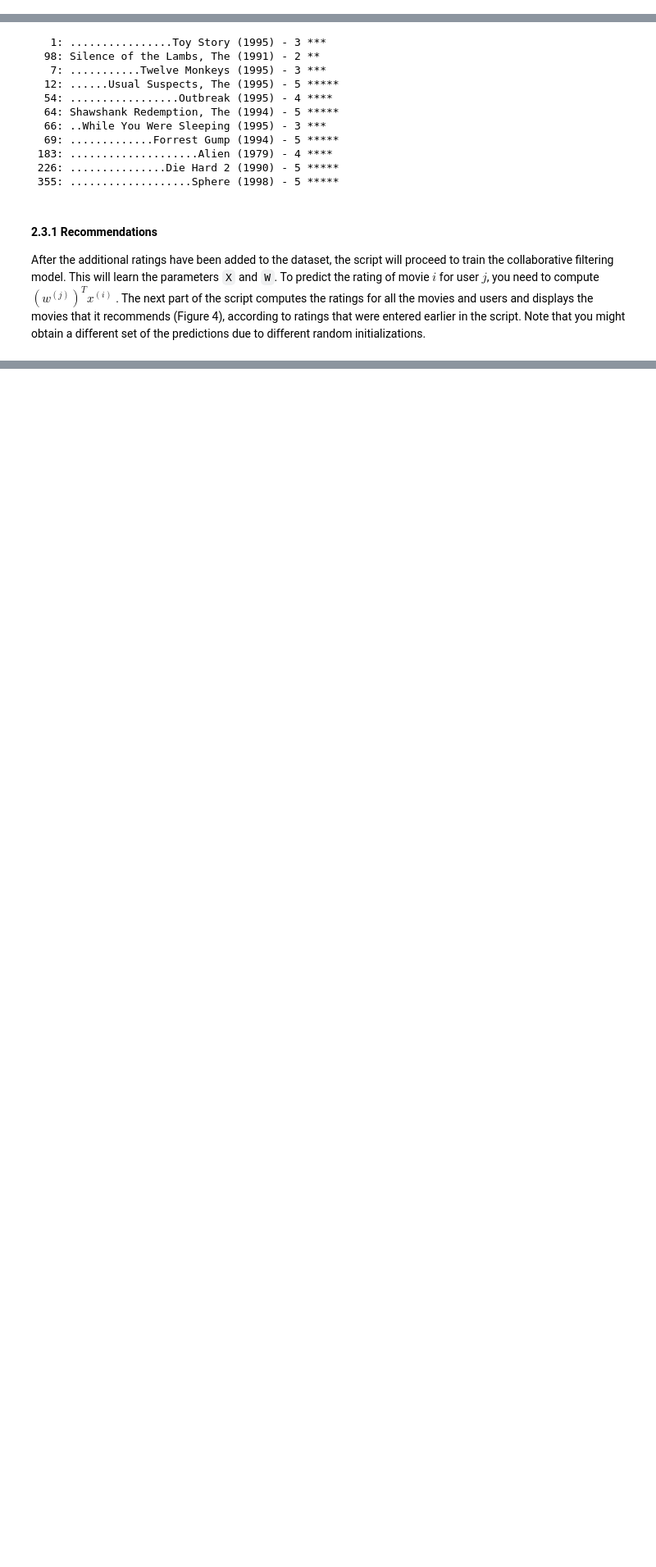
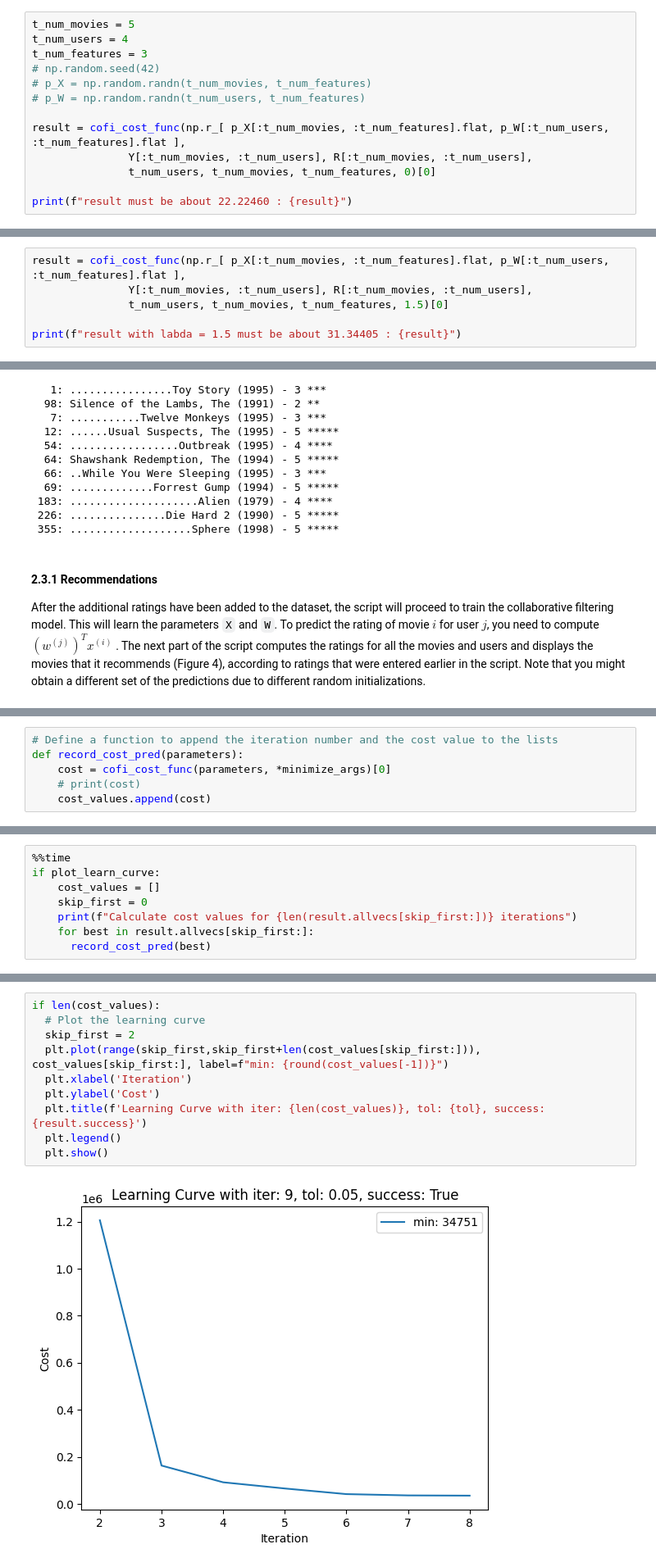
Before and after one commit to lexxai/goit_python_ds_hw_07, a Jupyter notebook: goit_python_ds_hw_07_part_2.ipynb, the cells around one changed output, grey strips where cells are left out. Shown at 82% size. Cells and saved outputs as stored; diff of their text form; blank space fills up the shorter version.

```diff
--- a/goit_python_ds_hw_07_part_2.ipynb
+++ b/goit_python_ds_hw_07_part_2.ipynb
@@ -316,0 +352,13 @@ This means that you just need to add $\lambda x^{(i)}$ to the `X_grad[i,:]` vari
+# %%
+t_num_movies = 5
+t_num_users = 4
+t_num_features = 3
+# np.random.seed(42)
+# p_X = np.random.randn(t_num_movies, t_num_features)
+# p_W = np.random.randn(t_num_users, t_num_features)
+
+result = cofi_cost_func(np.r_[ p_X[:t_num_movies, :t_num_features].flat, p_W[:t_num_users, :t_num_features].flat ],
+               Y[:t_num_movies, :t_num_users], R[:t_num_movies, :t_num_users],
+               t_num_users, t_num_movies, t_num_features, 0)[0]
+
+print(f"result must be about 22.22460 : {result}")
@@ -316,0 +367,6 @@ This means that you just need to add $\lambda x^{(i)}$ to the `X_grad[i,:]` vari
+# %%
+result = cofi_cost_func(np.r_[ p_X[:t_num_movies, :t_num_features].flat, p_W[:t_num_users, :t_num_features].flat ],
+               Y[:t_num_movies, :t_num_users], R[:t_num_movies, :t_num_users],
+               t_num_users, t_num_movies, t_num_features, 1.5)[0]
+
+print(f"result with labda = 1.5 must be about 31.34405 : {result}")
@@ -369 +447,7 @@ New user ratings:
+# %%
+# Define a function to append the iteration number and the cost value to the lists
+def record_cost_pred(parameters):
+    cost = cofi_cost_func(parameters, *minimize_args)[0]
+    # print(cost)
+    cost_values.append(cost)
 # %%
@@ -404,0 +508,8 @@ Recommender system learning completed. num_features=10
+# %%
+%%time
+if plot_learn_curve:
+    cost_values = []
+    skip_first = 0
+    print(f"Calculate cost values for {len(result.allvecs[skip_first:])} iterations")
+    for best in result.allvecs[skip_first:]:
+      record_cost_pred(best)
@@ -404,0 +520,12 @@ Recommender system learning completed. num_features=10
+# %%
+if len(cost_values):
+  # Plot the learning curve
+  skip_first = 2
+  plt.plot(range(skip_first,skip_first+len(cost_values[skip_first:])), cost_values[skip_first:], label=f"min: {round(cost_values[-1])}")
+  plt.xlabel('Iteration')
+  plt.ylabel('Cost')
+  plt.title(f'Learning Curve with iter: {len(cost_values)}, tol: {tol}, success: {result.success}')
+  plt.legend()
+  plt.show()
+# %% [output]
+[figure, added]
```
Also changed, not shown: parts of 17 cells of this notebook.
